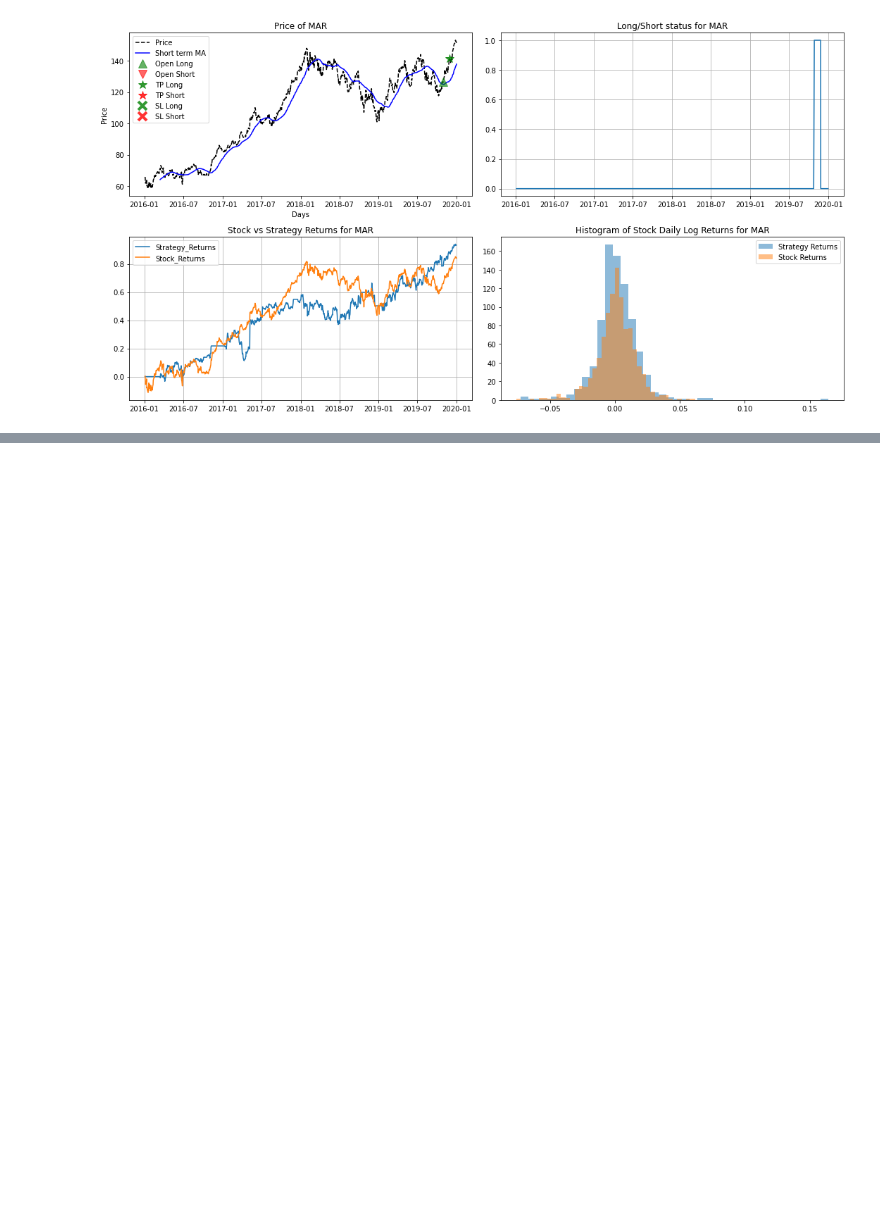
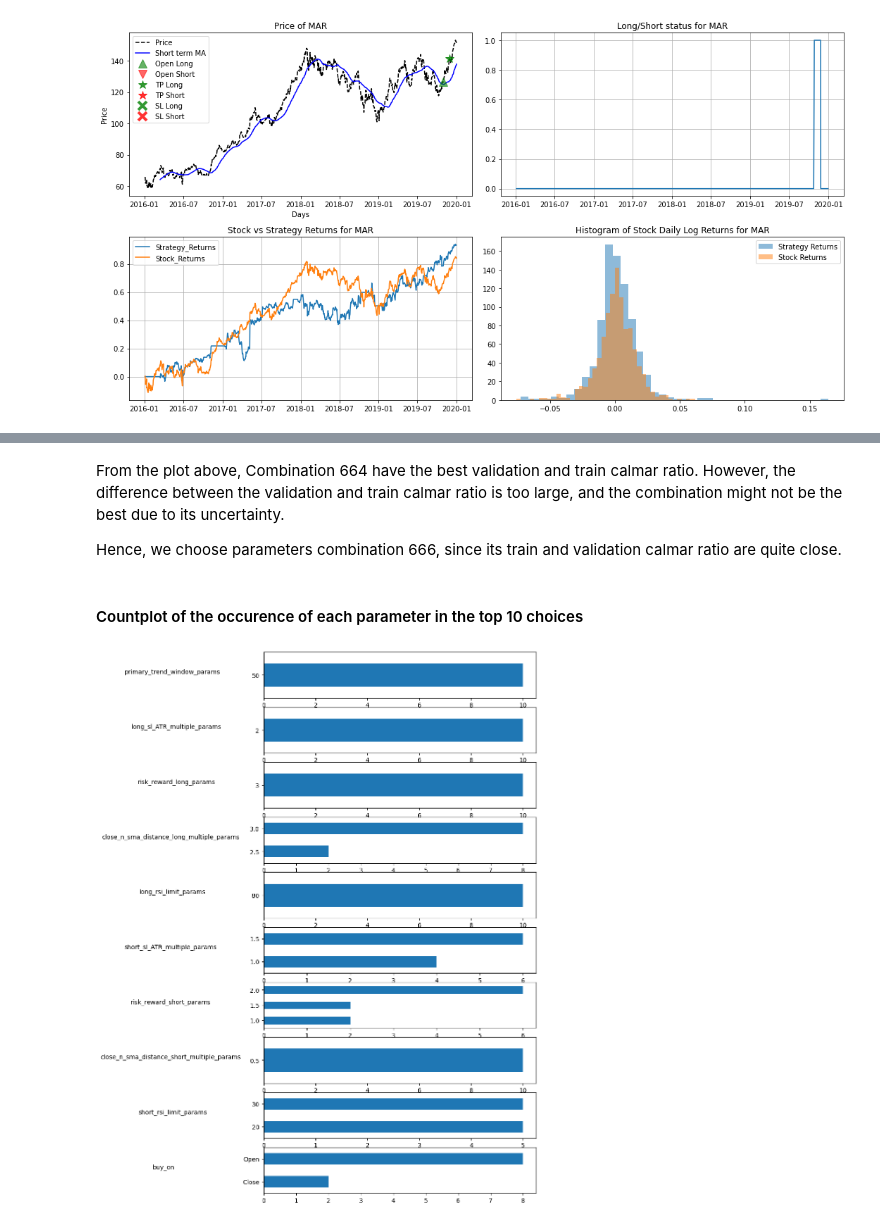
Before and after one commit to siddharthgohil/Trading_with_MACDnSMA, a Jupyter notebook: SMACD_Event_Based.ipynb, the cells around one changed output, grey strips where cells are left out. Saved outputs shown, nothing was run; the diff lists cells and outputs as text; code cells hidden in the pictures; blank space fills up the shorter version.

```diff
--- a/SMACD_Event_Based.ipynb
+++ b/SMACD_Event_Based.ipynb
@@ -1066,0 +1069,3 @@ The maximum drawdown period: 480.00 days
+# %%
+metric = "portfolio_calmar_ratio"
+mertic_sorting_direction  = True # True means higher is better, False is lower is better
@@ -1066,0 +1104,20 @@ The maximum drawdown period: 480.00 days
+# %% [markdown]
+From the plot above, Combination 664 have the best validation and train calmar ratio.
+However, the difference between the validation and train calmar ratio is too large, and the combination might not be the best due to its uncertainty.
+
+Hence, we choose parameters combination 666, since its train and validation calmar ratio are quite close.
+# %% [markdown]
+#### Countplot of the occurence of each parameter in the top 10 choices
+# %%
+all_params_name_list = ["primary_trend_window_params","long_sl_ATR_multiple_params","risk_reward_long_params",
+            "close_n_sma_distance_long_multiple_params","long_rsi_limit_params","short_sl_ATR_multiple_params",
+           "risk_reward_short_params","close_n_sma_distance_short_multiple_params","short_rsi_limit_params","buy_on"]
+# %%
+top_ten_params[all_params_name_list] = pd.DataFrame(top_ten_params.Params.tolist(), index= top_ten_params.index)
+_,_ = plt.subplots(10,1,figsize=(8,16))
+for i in range(1,len(all_params_name_list)+1):
+    plt.subplot(10,1, i)
+    plt.ylabel("y", rotation=0,labelpad=130)
+    top_ten_params.groupby(all_params_name_list[i-1]).count()[metric].plot.barh()
+# %% [output]
+[figure, added]
```
Also changed, not shown: parts of 16 cells of this notebook.
